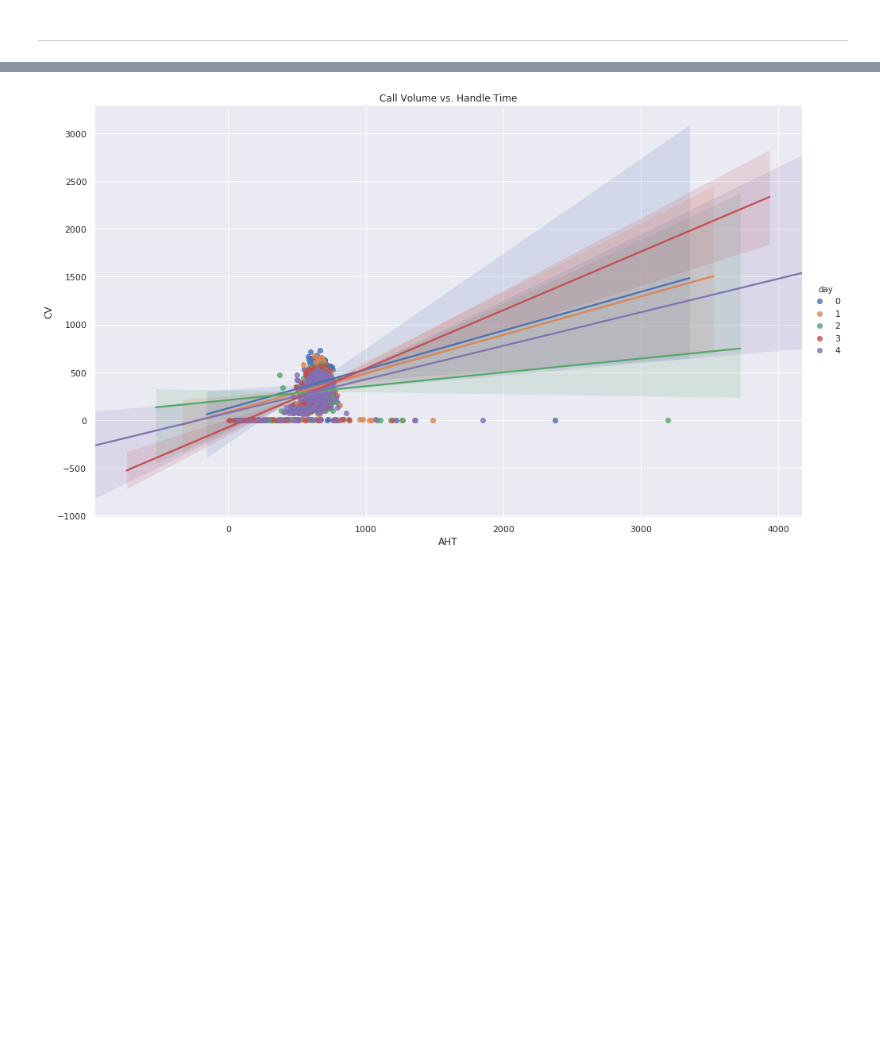
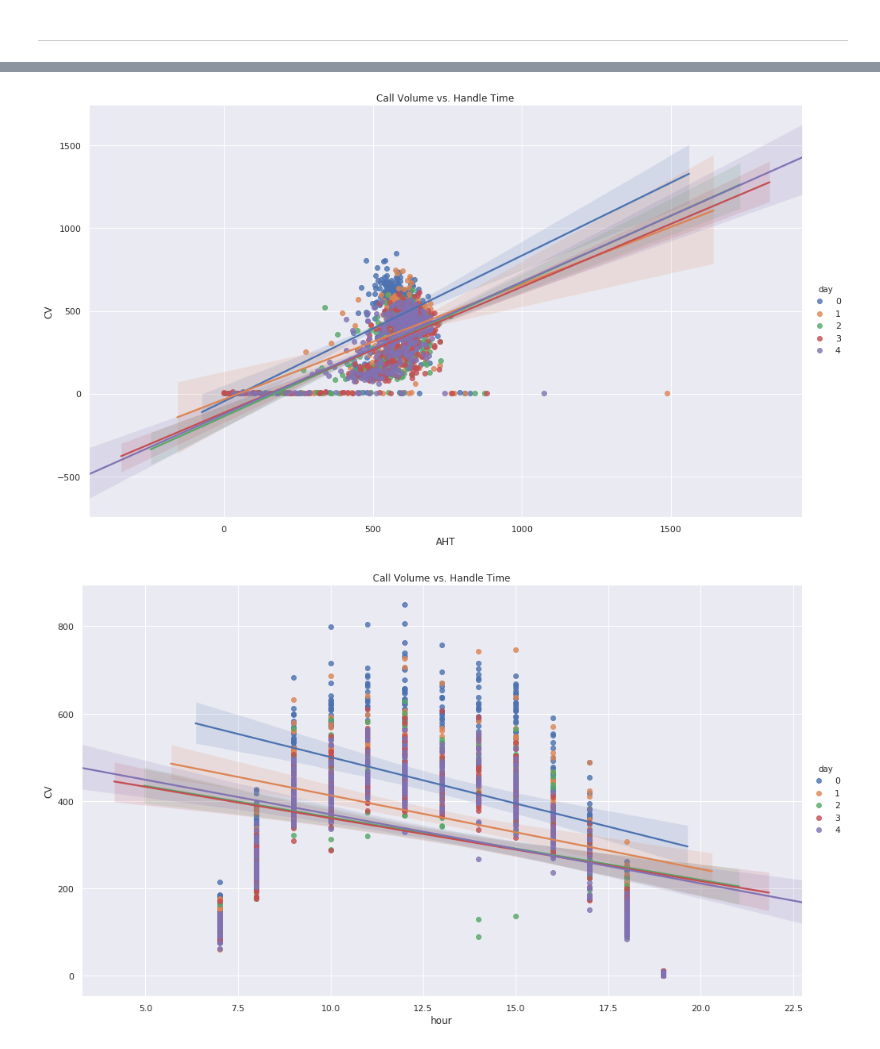
Before and after one commit to sdbuit/callforecast, a Jupyter notebook: src/EDA.ipynb, the cells around one changed output, grey strips where cells are left out. Drawn from its saved outputs; the diff is of its cells as text; code cells hidden in the pictures; blank space fills up the shorter version.

```diff
--- a/src/EDA.ipynb
+++ b/src/EDA.ipynb
@@ -77,2 +80,0 @@ Avg Queue Time:                  1843
-# %%
-d['agentSeconds'].replace(0, np.NaN,inplace=True)
@@ -87,5 +81,3 @@ d['agentSeconds'].replace(0, np.NaN,inplace=True)
-# %%
-d.reset_index(inplace=True, drop=True)
 # %%
 CV = [] # Call volume
 for i in call_volume:
@@ -110,9 +102,11 @@ train = pd.DataFrame()
 train['CV'] = CV
 train['time'] = d['timestamp'].unique()
 train['AHT'] = AHT
-train['AQT'] = AQT
-train['AAT'] = AAT
-train['minute'] = train.time.dt.minute
-train['hour'] = train.time.dt.hour
-train['day'] = train.time.dt.dayofweek
-train['month'] = train.time.dt.month
+# train['AQT'] = AQT
+# train['AAT'] = AAT
+
+train['AHT'].replace(0, np.NaN, inplace=True) # Remnove AHT = 0
+train.dropna(inplace=True)
+
+# train['month'] = train.time.dt.month
+# train['minute'] = train.time.dt.minute
@@ -122,0 +113,4 @@ train.shape
+# %%
+train['time24'] = train.time.dt.time.astype('category')
+train['hour'] = train.time.dt.hour
+train['day'] = train.time.dt.dayofweek
@@ -231,10 +217,16 @@ plt.show()
 # %%
 sns.lmplot(x='AHT', y='CV', data=train,
            fit_reg=True, hue='day', height=8, aspect=1.7)
 plt.title('Call Volume vs. Handle Time')
 plt.show()
+
+sns.lmplot(x='hour', y='CV', data=train,
+           fit_reg=True, hue='day', height=8, aspect=1.7)
+plt.title('Call Volume vs. Handle Time')
+plt.show()
 # %% [output]
-[figure, old version]
+[figure, new version]
+[figure, added]
 # %%
 # Output CSV to begin modeling
 train.to_csv('../data/interim/02training.csv')
```
Also changed, not shown: parts of 27 cells of this notebook.
